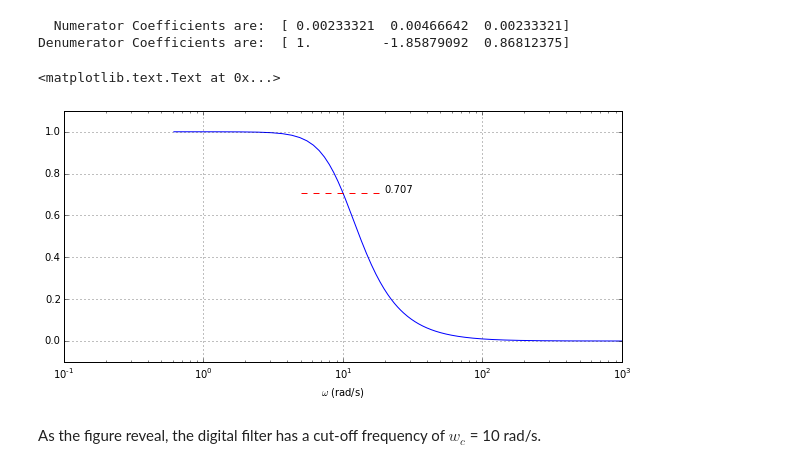
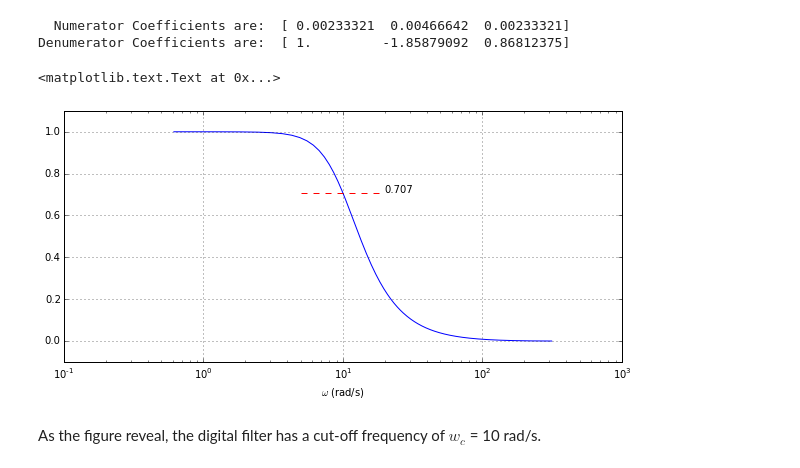
Before and after one commit to GurayGurkan/Lecture-Codes-Signal-Processing-Applications, a Jupyter notebook: EE0404_Lecture10.ipynb, the cells around one changed output. Cells and saved outputs as stored; diff of their text form; code cells hidden in the pictures.

```diff
--- a/EE0404_Lecture10.ipynb
+++ b/EE0404_Lecture10.ipynb
@@ -339,18 +339,18 @@ print "Denumerator Coefficients are: ", a2
 Denumerator Coefficients are:  [ 1.         -1.85879092  0.86812375]
 # %%
 Omega, H = freqz(b2,a2)
-w = 2*tan(Omega/2)*fs
-semilogx(w,abs(H))
+
+semilogx(Omega*fs,abs(H))
 hold(True)
 plot([5,20],[0.707,0.707],'--r')
 text(20,0.707,'0.707')
 grid(True)
 ylim([-.1, 1.1])
-xlim([.1 ,1000])
+#xlim([.1 ,1000])
 xlabel('$\omega$ (rad/s)')
 # %% [output]
 <matplotlib.text.Text at 0x...>
-[figure, old version]
+[figure, new version]
 # %% [markdown]
 As the figure reveal, the digital filter has a cut-off frequency of $w_c$ = 10 rad/s.
 # %% [markdown]
```
Also changed, not shown: parts of 2 cells of this notebook, 3 other files.
